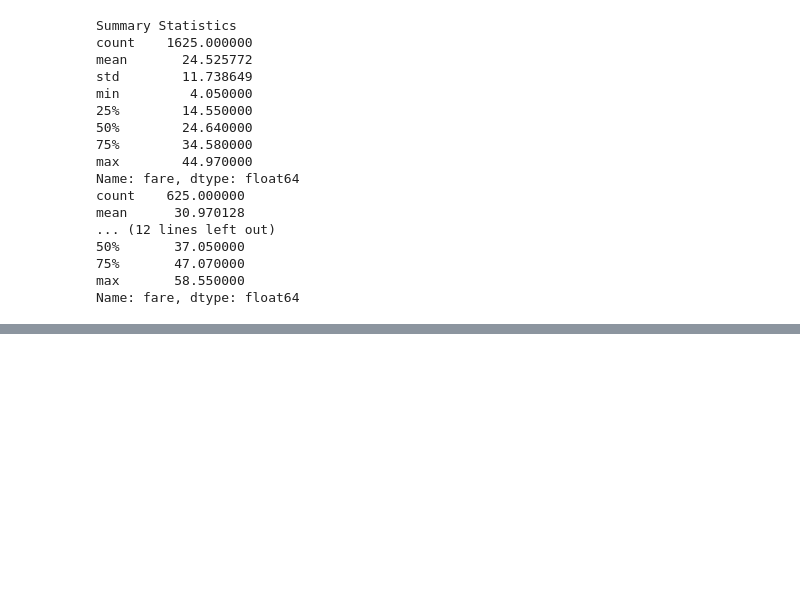
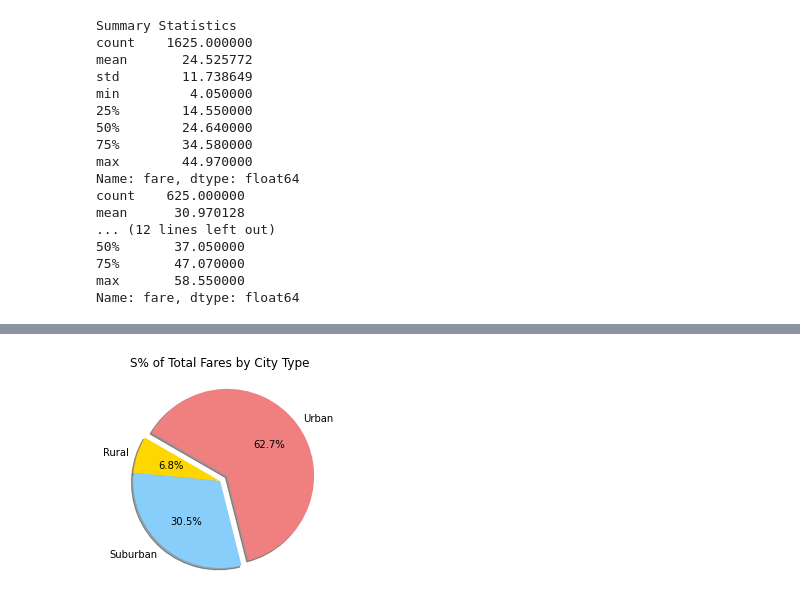
Before and after one commit to adinfinitum225/PyBer_Analysis, a Jupyter notebook: PyBer.ipynb, the cells around one changed output, grey strips where cells are left out. Saved outputs shown, nothing was run; the diff lists cells and outputs as text; code cells hidden in the pictures; blank space fills up the shorter version.

```diff
--- a/PyBer.ipynb
+++ b/PyBer.ipynb
@@ -527,0 +547,9 @@ print(rural_fares.describe())
+# %%
+sum_fares_by_type = pyber_data_df.groupby(["type"]).sum()["fare"]
+total_fares = pyber_data_df["fare"].sum()
+
+print(sum_fares_by_type)
+print("\n" + str(total_fares))
+
+type_percents = 100 * sum_fares_by_type / total_fares
+print('\n' + str(type_percents))
@@ -527,0 +570,16 @@ print(rural_fares.describe())
+# %%
+# Import mpl to change the plot configs using rcParams
+import matplotlib as mpl
+# Build the percentage of fares by city type by pie chart
+plt.subplots(figsize=(10, 6))
+plt.pie(type_percents, labels=['Rural', 'Suburban', 'Urban'],
+       colors=['gold', 'lightskyblue', 'lightcoral'],
+       explode=[0, 0, 0.1],
+       autopct='%1.1f%%',
+       shadow=True, startangle=150)
+# Change the default fontsize to 14
+mpl.rcParams['font.s
+plt.title("S% of Total Fares by City Type")
+plt.show()
+# %% [output]
+[figure, added]
```
Also changed, not shown: parts of 2 cells of this notebook, 1 other file.
